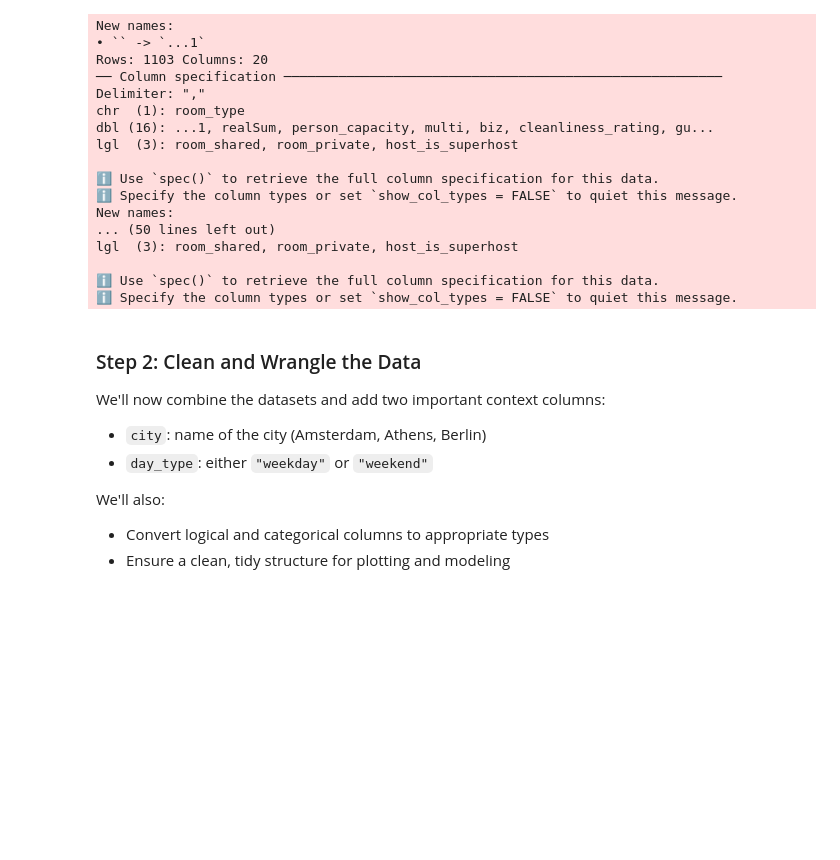
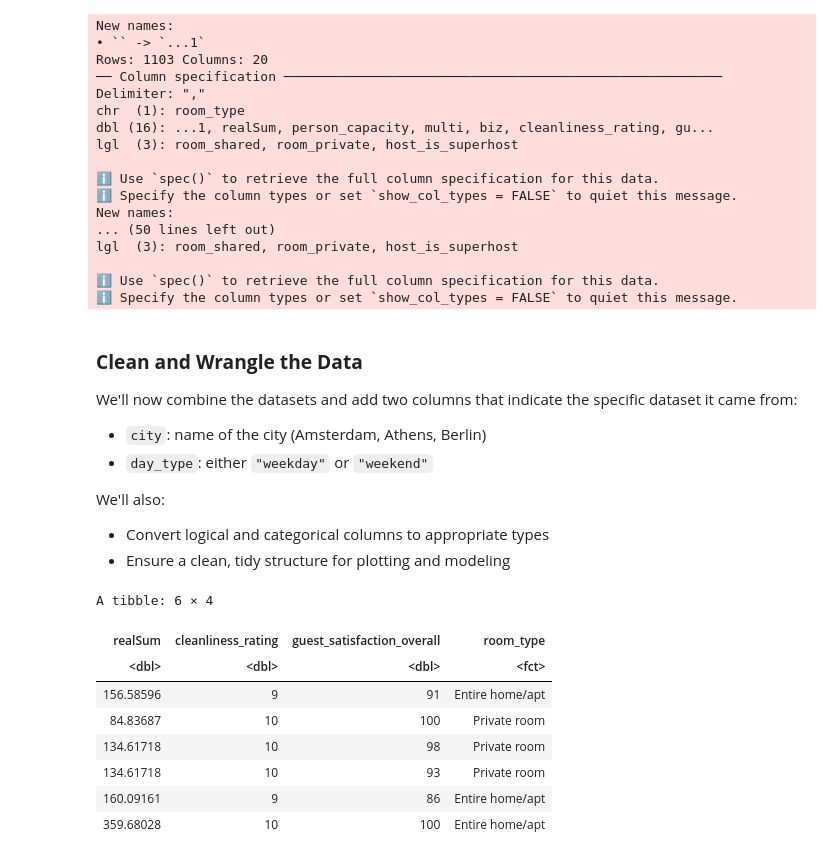
Before and after one commit to mliu000/stat-301-final-report, a Jupyter notebook: final_report.ipynb, the cells around one changed output. Cells and saved outputs as stored; diff of their text form; code cells hidden in the pictures; blank space fills up the shorter version.

```diff
--- a/final_report.ipynb
+++ b/final_report.ipynb
@@ -69,9 +88,9 @@ lgl  (3): room_shared, room_private, host_is_superhost
 ℹ Use `spec()` to retrieve the full column specification for this data.
 ℹ Specify the column types or set `show_col_types = FALSE` to quiet this message.
 # %% [markdown]
-###  Step 2: Clean and Wrangle the Data
+###  **Clean and Wrangle the Data**
 
-We'll now combine the datasets and add two important context columns:
+We'll now combine the datasets and add two columns that indicate the specific dataset it came from:
 - `city`: name of the city (Amsterdam, Athens, Berlin)
 - `day_type`: either `"weekday"` or `"weekend"`
 
@@ -84,31 +103,48 @@ amsterdam_weekdays$city <- "Amsterdam"
 amsterdam_weekends$city <- "Amsterdam"
 athens_weekdays$city <- "Athens"
 athens_weekends$city <- "Athens"
 berlin_weekdays$city <- "Berlin"
 berlin_weekends$city <- "Berlin"
 
 amsterdam_weekdays$day_type <- "weekday"
 amsterdam_weekends$day_type <- "weekend"
 athens_weekdays$day_type <- "weekday"
 athens_weekends$day_type <- "weekend"
 berlin_weekdays$day_type <- "weekday"
 berlin_weekends$day_type <- "weekend"
 
 # Combine all datasets
 airbnb <- bind_rows(
   amsterdam_weekdays,
   amsterdam_weekends,
   athens_weekdays,
   athens_weekends,
   berlin_weekdays,
   berlin_weekends
 )
 
 # Convert to factors
 airbnb_clean <- airbnb %>%
   mutate(
     city = as.factor(city),
     day_type = as.factor(day_type),
     host_is_superhost = as.factor(host_is_superhost),
-    biz = as.factor(biz)
+    biz = as.factor(biz),
+    room_type = as.factor(room_type)
   )
+
+# Only include the relevant variables
+airbnb_clean_filtered <- airbnb_clean |>
+  select(realSum, cleanliness_rating, guest_satisfaction_overall, room_type)
+
+tail(airbnb_clean_filtered)
+# %% [output]
+A tibble: 6 × 4
+| realSum | cleanliness_rating | guest_satisfaction_overall | room_type |
+| <dbl> | <dbl> | <dbl> | <fct> |
+| 156.58596 | 9 | 91 | Entire home/apt |
+| 84.83687 | 10 | 100 | Private room |
+| 134.61718 | 10 | 98 | Private room |
+| 134.61718 | 10 | 93 | Private room |
+| 160.09161 | 9 | 86 | Entire home/apt |
+| 359.68028 | 10 | 100 | Entire home/apt |
```
Also changed, not shown: parts of 11 cells of this notebook.
